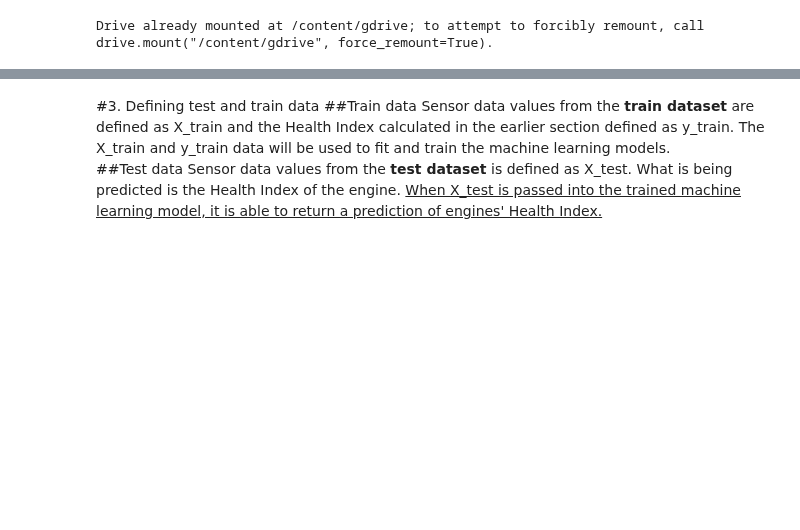
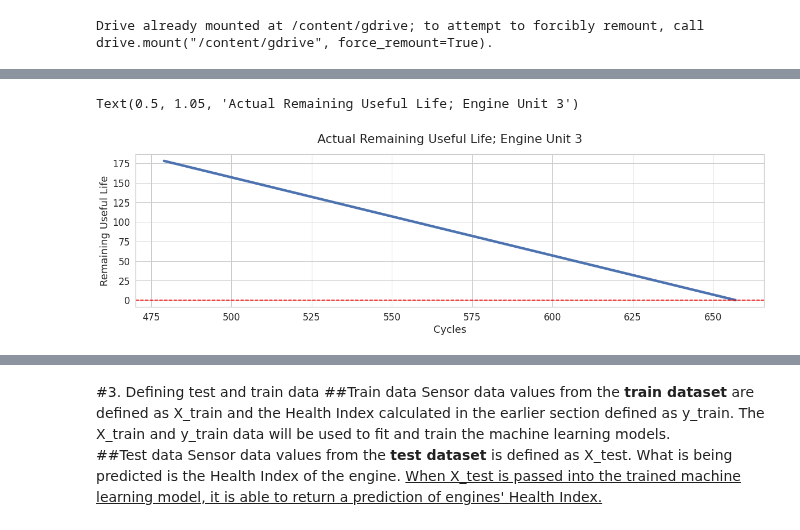
Before and after one commit to luqmanbuang/Aircraft-Engine-Lifetime-Prediction-with-Machine-Learning, a Jupyter notebook: Main.ipynb, the cells around one changed output, grey strips where cells are left out. Drawn from its saved outputs; the diff is of its cells as text; code cells hidden in the pictures; blank space fills up the shorter version.

```diff
--- a/Main.ipynb
+++ b/Main.ipynb
@@ -88 +94,37 @@ df_test_FD001['unit'] -= 100
+# %%
+# Finding the maximum cycle of an engine unit which is used to find its Remaining Useful Life (RUL)
+df_train_FD001 = pd.merge(df_train_FD001, df_train_FD001.groupby('unit', as_index=False)['cycles'].max(), how='left', on='unit')
+df_train_FD001.rename(columns={"cycles_x": "cycles", "cycles_y": "Total Cycles"}, inplace=True)
+
+df_train_FD001['RUL'] = df_train_FD001['Total Cycles'] - df_train_FD001['cycles']
+
+# Defining the Health Index, where value of 1 denotes healthy engine and 0 denotes failure
+def HealthIndex(dataFrame,q):
+    return(dataFrame.RUL[q]-dataFrame.RUL.min()) / (dataFrame.RUL.max()-dataFrame.RUL.min())
+
+healthIndex_q = []
+healthIndex = []
+
+for i in range(df_train_FD001['unit'].min(), df_train_FD001['unit'].max() + 1):
+    dataFrame = df_train_FD001[df_train_FD001.unit == i]
+    dataFrame = dataFrame.reset_index(drop = True)
+    for q in range(len(dataFrame)):
+        healthIndex_q = HealthIndex(dataFrame, q)
+        healthIndex.append(healthIndex_q)
+
+df_train_FD001['Health Index'] = healthIndex
+
+import seaborn as sns
+sns.set(font_scale=1.5)
+plt.figure(figsize = (20, 5))
+sns.set_style('whitegrid')
+
+plt.plot(df_train_FD001['RUL'][df_train_FD001['unit']==3], linewidth=4.5)
+plt.axhline(0, color="red", linestyle='dashed', linewidth=1.6)
+plt.xlabel('Cycles')
+plt.ylabel('Remaining Useful Life')
+plt.title('Actual Remaining Useful Life; Engine Unit 3', x=0.5, y=1.05, ha='center', fontsize='large')
+# %% [output]
+Text(0.5, 1.05, 'Actual Remaining Useful Life; Engine Unit 3')
+[figure, added]
 # %% [markdown]
```
Also changed, not shown: parts of 20 cells of this notebook.
